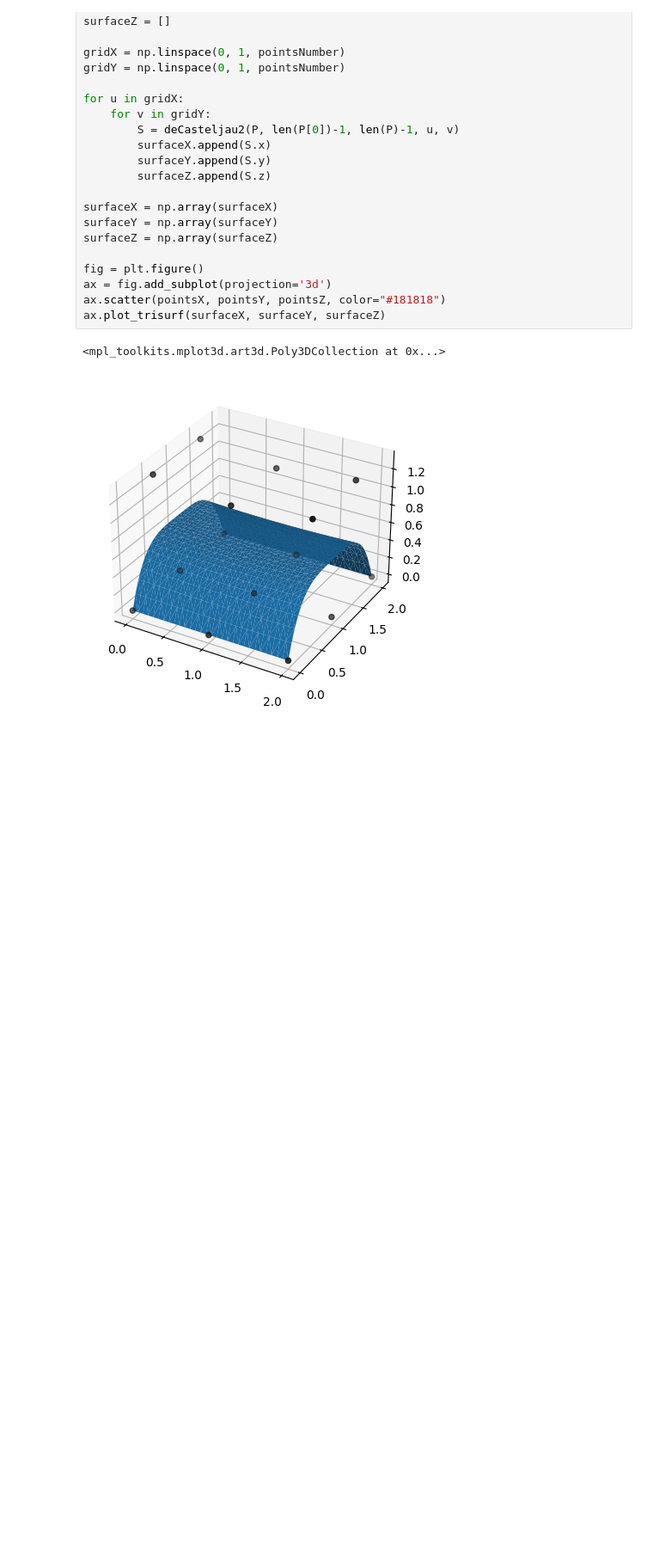
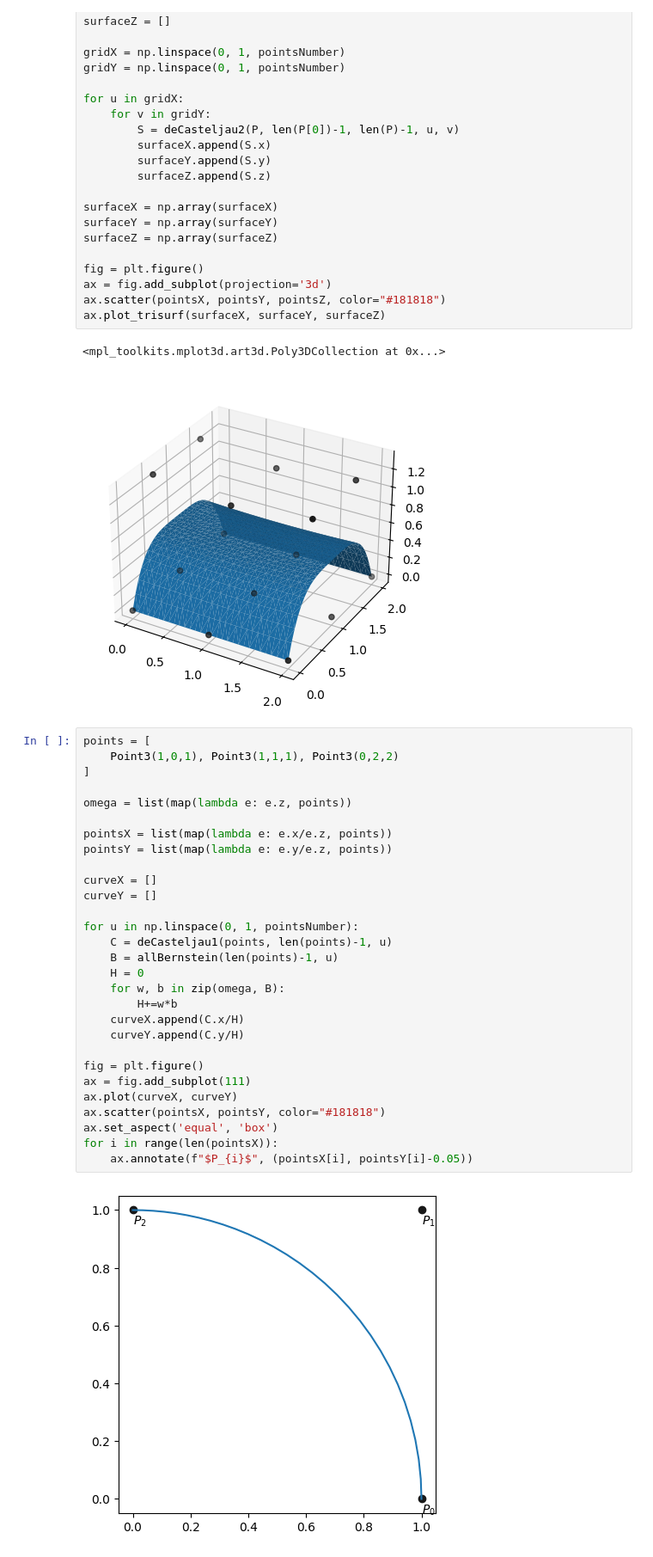
Before and after one commit to psttq/coursework-geometric_modelling, a Jupyter notebook: algorithms_test.ipynb, the cells around one changed output. Shown at 86% size. Drawn from its saved outputs; the diff is of its cells as text; blank space fills up the shorter version.

```diff
--- a/algorithms_test.ipynb
+++ b/algorithms_test.ipynb
@@ -164,3 +164,34 @@ ax.plot_trisurf(surfaceX, surfaceY, surfaceZ)
 # %% [output]
 <mpl_toolkits.mplot3d.art3d.Poly3DCollection at 0x...>
 [figure]
+# %%
+points = [
+    Point3(1,0,1), Point3(1,1,1), Point3(0,2,2)
+]
+
+omega = list(map(lambda e: e.z, points))
+
+pointsX = list(map(lambda e: e.x/e.z, points))
+pointsY = list(map(lambda e: e.y/e.z, points))
+
+curveX = []
+curveY = []
+
+for u in np.linspace(0, 1, pointsNumber):
+    C = deCasteljau1(points, len(points)-1, u)
+    B = allBernstein(len(points)-1, u)
+    H = 0
+    for w, b in zip(omega, B):
+        H+=w*b
+    curveX.append(C.x/H)
+    curveY.append(C.y/H)
+
+fig = plt.figure()
+ax = fig.add_subplot(111)
+ax.plot(curveX, curveY)
+ax.scatter(pointsX, pointsY, color="#181818")
+ax.set_aspect('equal', 'box')
+for i in range(len(pointsX)):
+    ax.annotate(f"$P_{i}$", (pointsX[i], pointsY[i]-0.05))
+# %% [output]
+[figure, added]
```
Also changed, not shown: parts of 1 cell of this notebook, 6 other files.
